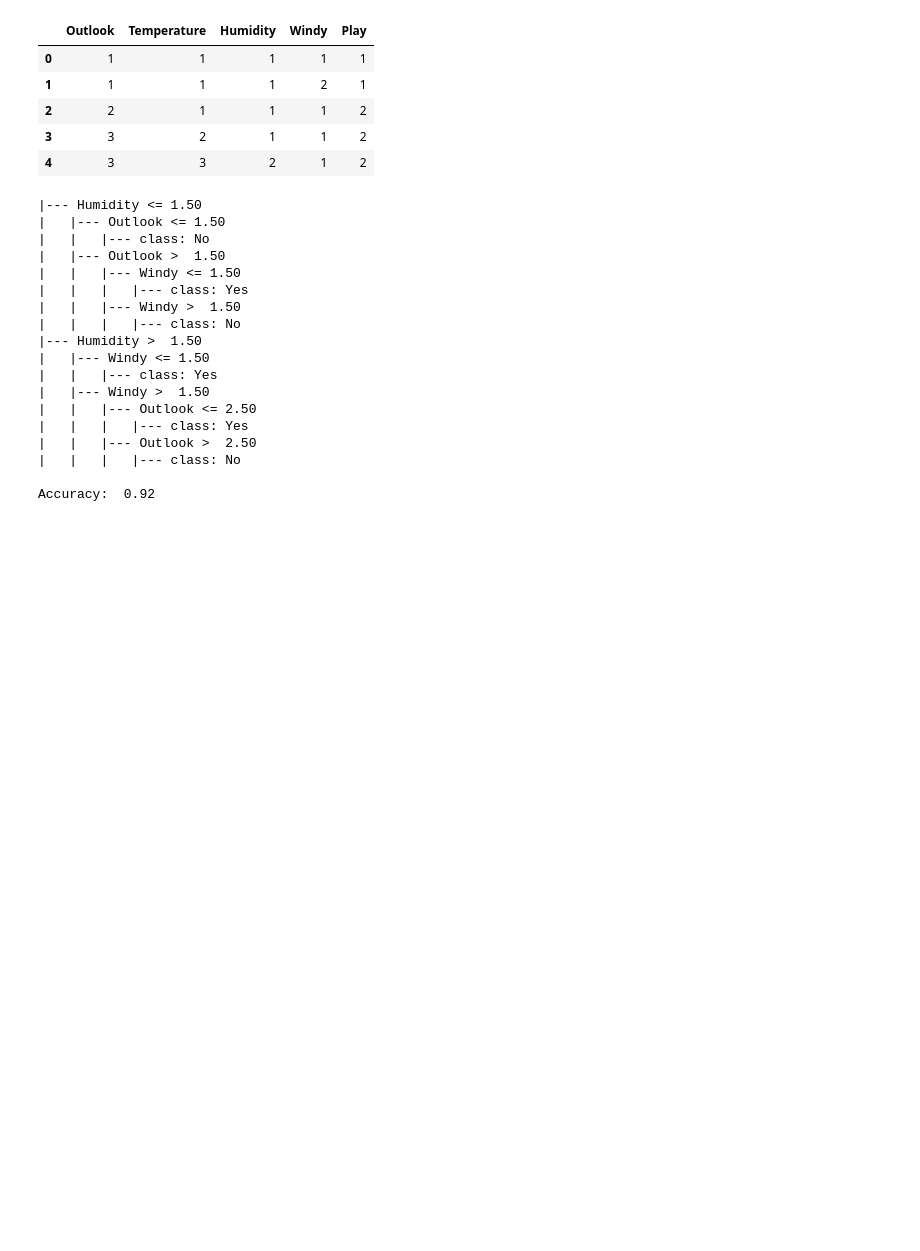
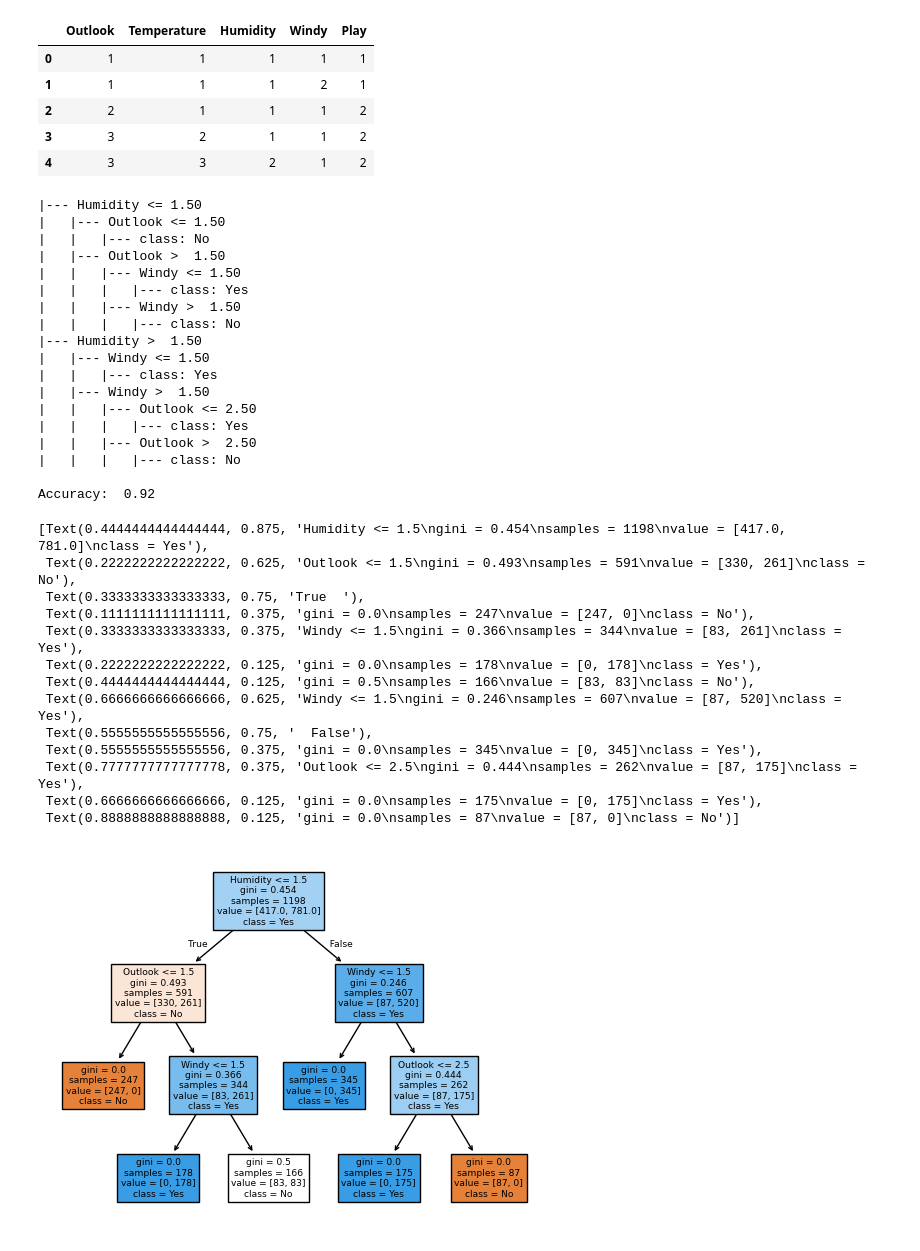
Before and after one commit to AdityaT-19/ML-Lab, a Jupyter notebook: 7/7-sklearn.ipynb, the cells around one changed output. Saved outputs shown, nothing was run; the diff lists cells and outputs as text; code cells hidden in the pictures; blank space fills up the shorter version.

```diff
--- a/7/7-sklearn.ipynb
+++ b/7/7-sklearn.ipynb
@@ -35,28 +35,43 @@ data.head()
 # %%
 X = data.drop('Play', axis=1).values
 Y = data['Play'].values
 X_train, X_test, Y_train, Y_test = train_test_split(X, Y, test_size=.2, random_state=32)
 
 classifier = DecisionTreeClassifier(max_depth=3)
 classifier.fit(X_train, Y_train)
 print(tree.export_text(classifier,max_depth=3,feature_names=list(data.columns[:-1]),class_names=['No','Yes']))
 print("Accuracy: ",classifier.score(X_test,Y_test))
+tree.plot_tree(classifier, filled=True, feature_names=list(data.columns[:-1]), class_names=['No','Yes'])
 # %% [output]
 |--- Humidity <= 1.50
 |   |--- Outlook <= 1.50
 |   |   |--- class: No
 |   |--- Outlook >  1.50
 |   |   |--- Windy <= 1.50
 |   |   |   |--- class: Yes
 |   |   |--- Windy >  1.50
 |   |   |   |--- class: No
 |--- Humidity >  1.50
 |   |--- Windy <= 1.50
 |   |   |--- class: Yes
 |   |--- Windy >  1.50
 |   |   |--- Outlook <= 2.50
 |   |   |   |--- class: Yes
 |   |   |--- Outlook >  2.50
 |   |   |   |--- class: No
 
 Accuracy:  0.92
+[Text(0.4444444444444444, 0.875, 'Humidity <= 1.5\ngini = 0.454\nsamples = 1198\nvalue = [417.0, 781.0]\nclass = Yes'),
+ Text(0.2222222222222222, 0.625, 'Outlook <= 1.5\ngini = 0.493\nsamples = 591\nvalue = [330, 261]\nclass = No'),
+ Text(0.3333333333333333, 0.75, 'True  '),
+ Text(0.1111111111111111, 0.375, 'gini = 0.0\nsamples = 247\nvalue = [247, 0]\nclass = No'),
+ Text(0.3333333333333333, 0.375, 'Windy <= 1.5\ngini = 0.366\nsamples = 344\nvalue = [83, 261]\nclass = Yes'),
+ Text(0.2222222222222222, 0.125, 'gini = 0.0\nsamples = 178\nvalue = [0, 178]\nclass = Yes'),
+ Text(0.4444444444444444, 0.125, 'gini = 0.5\nsamples = 166\nvalue = [83, 83]\nclass = No'),
+ Text(0.6666666666666666, 0.625, 'Windy <= 1.5\ngini = 0.246\nsamples = 607\nvalue = [87, 520]\nclass = Yes'),
+ Text(0.5555555555555556, 0.75, '  False'),
+ Text(0.5555555555555556, 0.375, 'gini = 0.0\nsamples = 345\nvalue = [0, 345]\nclass = Yes'),
+ Text(0.7777777777777778, 0.375, 'Outlook <= 2.5\ngini = 0.444\nsamples = 262\nvalue = [87, 175]\nclass = Yes'),
+ Text(0.6666666666666666, 0.125, 'gini = 0.0\nsamples = 175\nvalue = [0, 175]\nclass = Yes'),
+ Text(0.8888888888888888, 0.125, 'gini = 0.0\nsamples = 87\nvalue = [87, 0]\nclass = No')]
+[figure, added]
```
Also changed, not shown: 2 other files.
